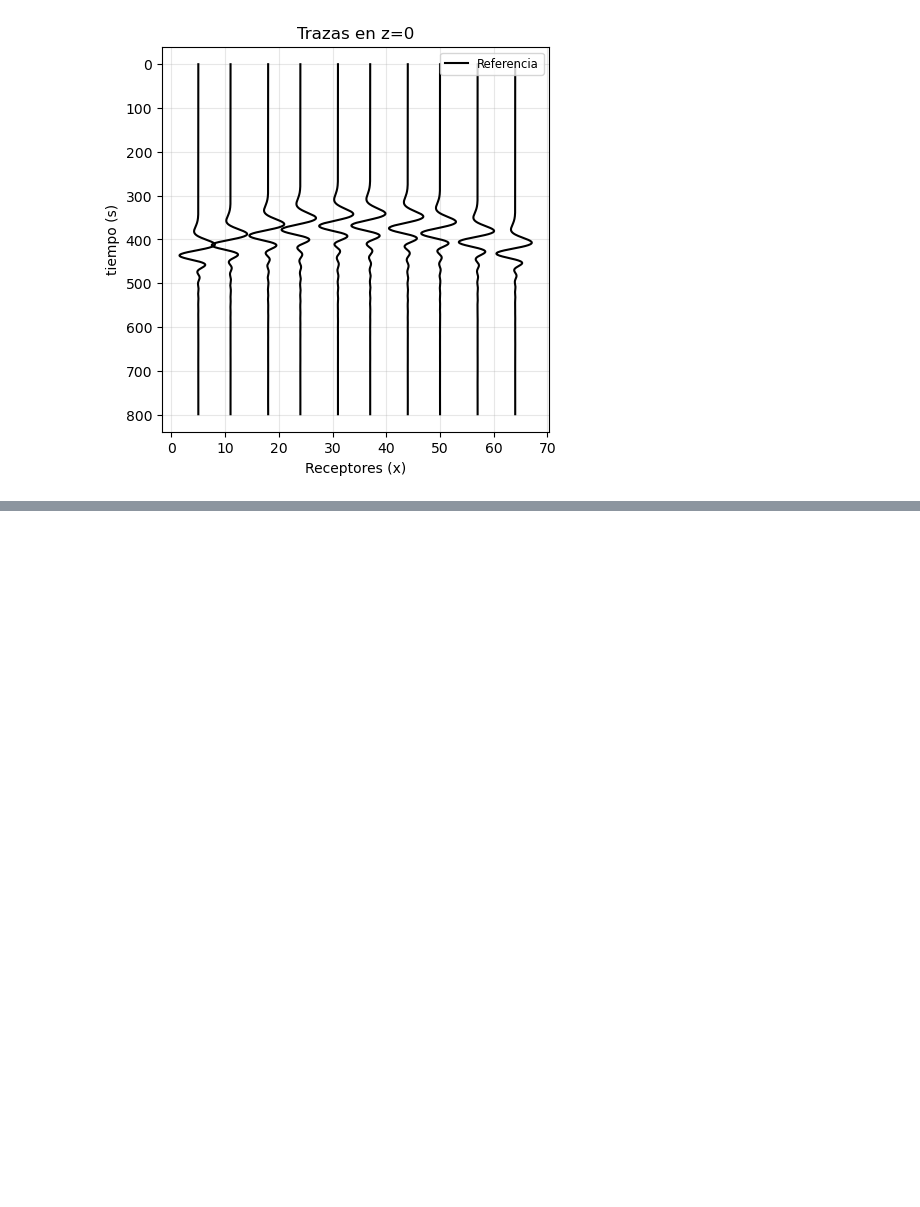
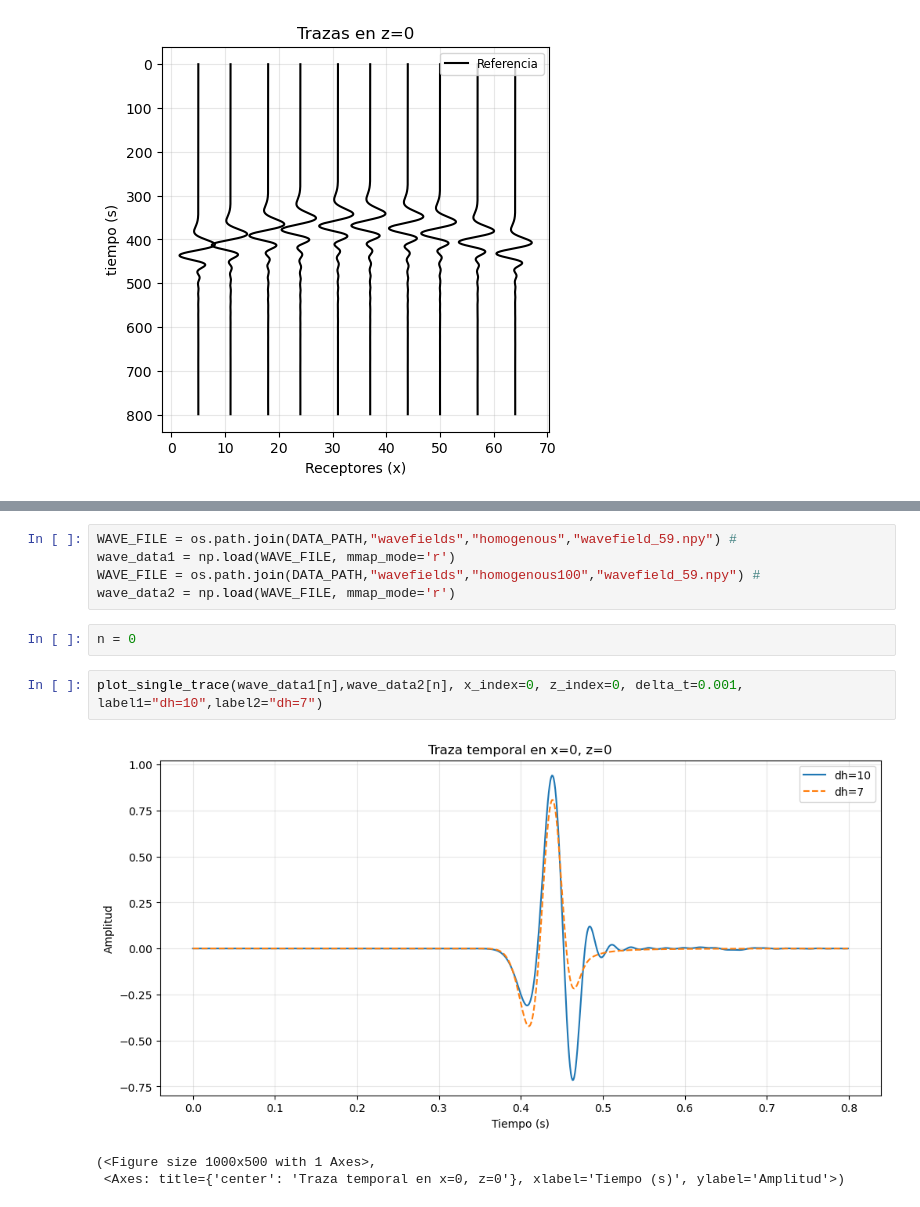
Before and after one commit to Konat23/DeepONet_AWP, a Jupyter notebook: src/01_propagator/data_review.ipynb, the cells around one changed output, grey strips where cells are left out. Cells and saved outputs as stored; diff of their text form; blank space fills up the shorter version.

```diff
--- a/src/01_propagator/data_review.ipynb
+++ b/src/01_propagator/data_review.ipynb
@@ -98,0 +111,13 @@ plot_traces_vertical(wave_n, z_index=z)
+# %%
+WAVE_FILE = os.path.join(DATA_PATH,"wavefields","homogenous","wavefield_59.npy") #
+wave_data1 = np.load(WAVE_FILE, mmap_mode='r')
+WAVE_FILE = os.path.join(DATA_PATH,"wavefields","homogenous100","wavefield_59.npy") #
+wave_data2 = np.load(WAVE_FILE, mmap_mode='r')
+# %%
+n = 0
+# %%
+plot_single_trace(wave_data1[n],wave_data2[n], x_index=0, z_index=0, delta_t=0.001, label1="dh=10",label2="dh=7")
+# %% [output]
+[figure, added]
+(<Figure size 1000x500 with 1 Axes>,
+ <Axes: title={'center': 'Traza temporal en x=0, z=0'}, xlabel='Tiempo (s)', ylabel='Amplitud'>)
```
Also changed, not shown: parts of 8 cells of this notebook, 8 other files.
